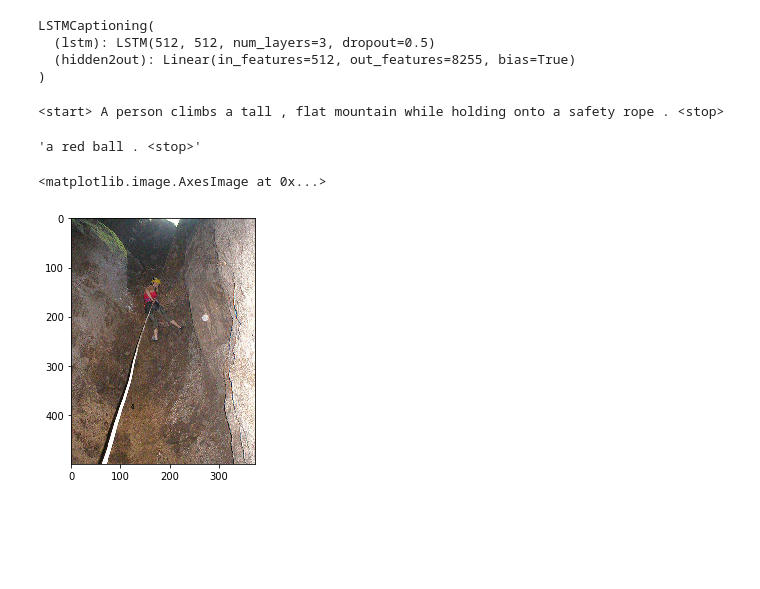
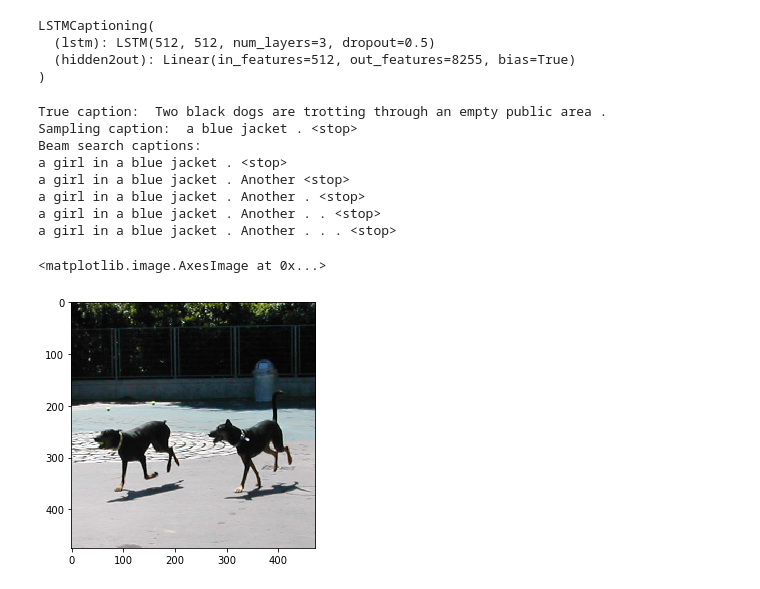
Before and after one commit to JohanChataigne/image-captioning, a Jupyter notebook: evaluate.ipynb, the cells around one changed output. Drawn from its saved outputs; the diff is of its cells as text; code cells hidden in the pictures; blank space fills up the shorter version.

```diff
--- a/evaluate.ipynb
+++ b/evaluate.ipynb
@@ -120,30 +122,41 @@ test_transforms = Compose([Rescale(256),
                       ToTensor(),
                       Normalize()])
 
-test_random_dataset_unformatted = RandomCaptionDataset('./flickr8k/images/test', test_annotations_file)
-train_random_dataset_unformatted = RandomCaptionDataset('./flickr8k/images/train', train_annotations_file)
+test_dataset_unformatted = RandomCaptionDataset('./flickr8k/images/test', test_annotations_file)
+train_dataset_unformatted = RandomCaptionDataset('./flickr8k/images/train', train_annotations_file)
 
 
-test_random_dataset = RandomCaptionDataset('./flickr8k/images/test', test_annotations_file, transform=test_transforms)
-train_random_dataset = RandomCaptionDataset('./flickr8k/images/train/', train_annotations_file, transform=test_transforms)
+test_dataset = RandomCaptionDataset('./flickr8k/images/test', test_annotations_file, transform=test_transforms)
+train_dataset = RandomCaptionDataset('./flickr8k/images/train/', train_annotations_file, transform=test_transforms)
 
-test_random_loader = DataLoader(test_random_dataset, batch_size=batch_size)
+test_loader = DataLoader(test_dataset, batch_size=batch_size)
 # %%
-image = train_random_dataset[300]['image'].view(1, 3, IMAGE_SIZE, IMAGE_SIZE).to(device, dtype=torch.float)
-caption = train_random_dataset[300]['caption']
-captions = sampling(cnn, embedding, model, image, tp, EMBEDDING_SIZE, hidden_size)
-print(caption)
-captions
+idx = 900
+image = train_dataset[idx]['image'].view(1, 3, IMAGE_SIZE, IMAGE_SIZE).to(device, dtype=torch.float)
+caption = train_dataset[idx]['caption']
+pred_caption = sampling(cnn, embedding, model, image, tp, EMBEDDING_SIZE, hidden_size, device)
+pred_captions = beam_search(cnn, embedding, model, image, tp, EMBEDDING_SIZE, hidden_size, device)
+print("True caption: ", caption)
+print("Sampling caption: ", pred_caption)
+print("Beam search captions: ")
+for pc in pred_captions:
+    print(pc)
 # %% [output]
-<start> A person climbs a tall , flat mountain while holding onto a safety rope . <stop>
+True caption:  Two black dogs are trotting through an empty public area .
+Sampling caption:  a blue jacket . <stop>
+Beam search captions:
+a girl in a blue jacket . <stop>
+a girl in a blue jacket . Another <stop>
+a girl in a blue jacket . Another . <stop>
+a girl in a blue jacket . Another . . <stop>
+a girl in a blue jacket . Another . . . <stop>
-'a red ball . <stop>'
 # %%
 from skimage import io
-image = train_random_dataset_unformatted[300]['image']
+image = train_dataset_unformatted[idx]['image']
 io.imshow(image)
 # %% [output]
 <matplotlib.image.AxesImage at 0x...>
-[figure, old version]
+[figure, new version]
 # %%
 import sacrebleu
 
```
Also changed, not shown: parts of 5 cells of this notebook, 3 other files.
